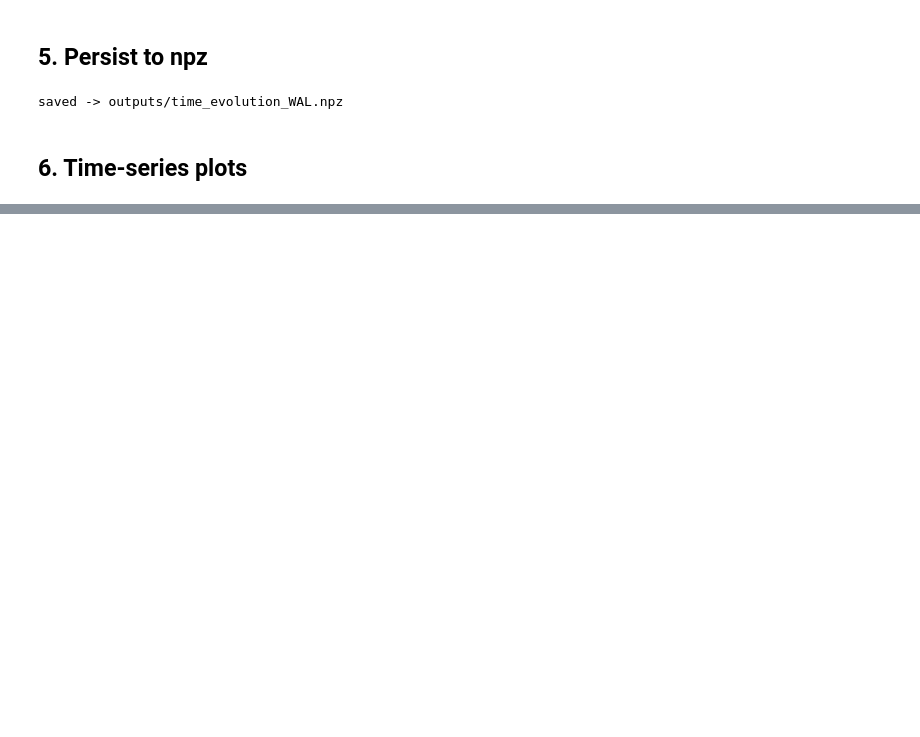
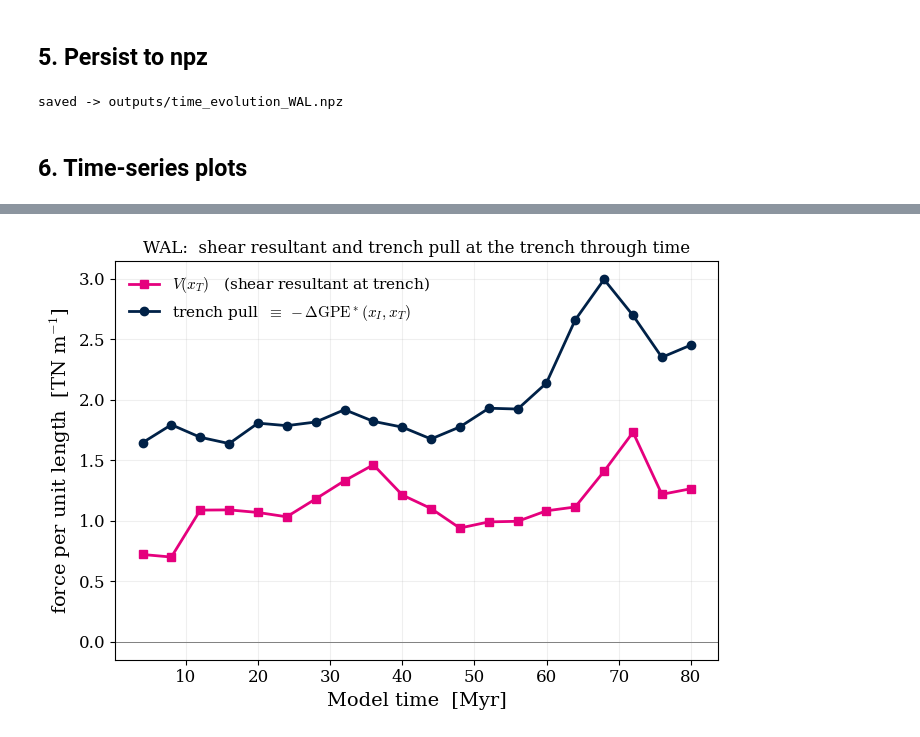
Before and after one commit to dansand/trench_pull_fluidity, a Jupyter notebook: notebooks/cerpa_time_evolution.ipynb, the cells around one changed output, grey strips where cells are left out. Cells and saved outputs as stored; diff of their text form; code cells hidden in the pictures; blank space fills up the shorter version.

```diff
--- a/notebooks/cerpa_time_evolution.ipynb
+++ b/notebooks/cerpa_time_evolution.ipynb
@@ -355,0 +391,41 @@ plt.show()
+# %%
+# Wrap-up slide figure: V(t) and trench pull at the trench column through time.
+# Distilled from the 3-panel time-evolution figure: drops F_D(x_T), w_T,
+# ΔF_D, and keeps only the two curves that land the slide's punchline —
+# V(x_T) > 0 throughout (downward shear resultant), and the trench pull
+# (= −ΔGPE*) is positive and of order a few TN/m throughout.
+
+t_Myr = records['t_yr'] / 1e6
+
+fig, ax = plt.subplots(figsize=(7, 5))
+
+# V at trench — positive throughout the run (the shear resultant on a plane
+# beneath the trench, sense: downward into the asthenosphere).
+ax.plot(t_Myr, -records['V_xT'] * 1e-12, '-s',
+        color='#E5007D', ms=6, lw=2.0,
+        label=r'$V(x_T)$   (shear resultant at trench)')
+
+# Trench pull = -ΔGPE*  (column-difference between x_T and x_I,
+# equivalently Δσ̄_zz; relates to ΔP_T · z_np by the static scaling).
+ax.plot(t_Myr, records['delta_GPE'] * 1e-12, '-o',
+        color='#002147', ms=6, lw=2.0,
+        label=r'trench pull  $\equiv\;-\Delta\mathrm{GPE}^*(x_I,x_T)$')
+
+ax.axhline(0, color='0.5', lw=0.7)
+ax.set_xlabel('Model time  [Myr]', fontsize=14)
+ax.set_ylabel(r'force per unit length  [TN m$^{-1}$]', fontsize=14)
+ax.legend(frameon=False, loc='upper left', fontsize=11)
+ax.grid(alpha=0.20)
+ax.tick_params(labelsize=12)
+
+ax.set_title(f'{MODEL_KEY}:  shear resultant and trench pull at the trench through time',
+             fontsize=12)
+
+fig.tight_layout()
+
+figures_dir = Path("figures"); figures_dir.mkdir(exist_ok=True)
+fig.savefig(figures_dir / f'V_dGPE_trench_time_{MODEL_KEY}.png',
+            bbox_inches='tight', dpi=220)
+plt.show()
+# %% [output]
+[figure, added]
```
Also changed, not shown: parts of 12 cells of this notebook, 5 other files.
